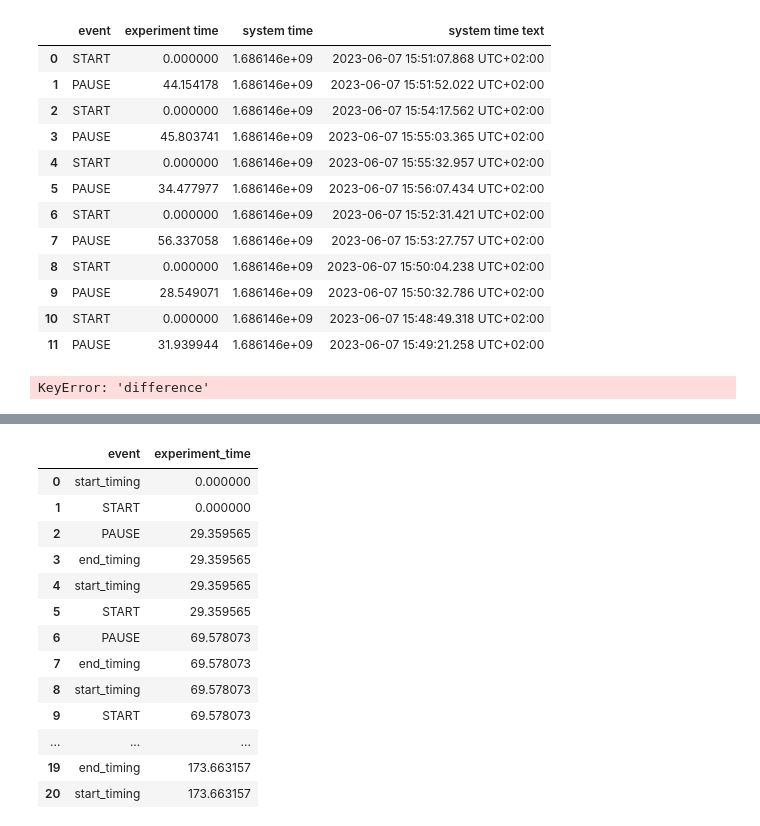
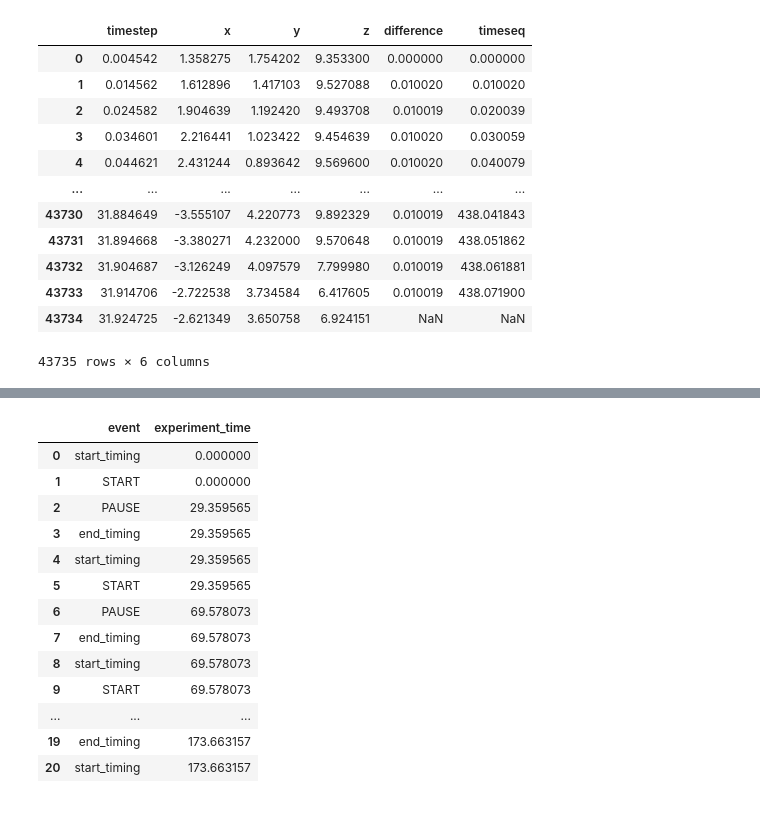
Before and after one commit to florencecornelissen/ML4QS2023A1, a Jupyter notebook: Python3Code/cleandatasetsivo.ipynb, the cells around one changed output, grey strips where cells are left out. Saved outputs shown, nothing was run; the diff lists cells and outputs as text; code cells hidden in the pictures.

```diff
--- a/Python3Code/cleandatasetsivo.ipynb
+++ b/Python3Code/cleandatasetsivo.ipynb
@@ -52,8 +32,9 @@ for filename in os.listdir(directory):
 # %%
+# Add the other exercises
 maps = ['IvoLunges/', 'IvoJumpingJacks/', 'IvoLegRaises/', 'IvoCrunches/', 'IvoPushUps/']
 
 # Specify the directory containing the CSV files
-directory = '/Users/florencecornelissen/Documents/VU/ML4QS/ML4QS2023A1/Python3Code/datasets/exercises/'
+directory = '/Users/florencecornelissen/Documents/VU/ML4QS/ML4QS2023A1/Python3Code/datasets/exercises/exercisesIvo/'
 
 # Create an empty dictionary to store the DataFrames
 additionaldfs = {}
@@ -75,5 +56,6 @@ for map in maps:
 
             # Process the DataFrame or perform desired operations
             # For example, you can print the contents of the DataFrame
-            print(additionaldfs[name])
+
+print(additionaldfs.keys())
 # %% [output]
@@ -110,22 +75,6 @@ for df in dataframes.keys():
             combineddf[df] = pd.concat([dataframes[df], additionaldfs[df2]],ignore_index=True)
             dataframes[df] = combineddf[df]
             # print(combineddf[df])
-# %%
-combineddf['time']
-# %% [output]
-|  | event | experiment time | system time | system time text |
-| 0 | START | 0.000000 | 1.686146e+09 | 2023-06-07 15:51:07.868 UTC+02:00 |
-| 1 | PAUSE | 44.154178 | 1.686146e+09 | 2023-06-07 15:51:52.022 UTC+02:00 |
-| 2 | START | 0.000000 | 1.686146e+09 | 2023-06-07 15:54:17.562 UTC+02:00 |
-| 3 | PAUSE | 45.803741 | 1.686146e+09 | 2023-06-07 15:55:03.365 UTC+02:00 |
-| 4 | START | 0.000000 | 1.686146e+09 | 2023-06-07 15:55:32.957 UTC+02:00 |
-| 5 | PAUSE | 34.477977 | 1.686146e+09 | 2023-06-07 15:56:07.434 UTC+02:00 |
-| 6 | START | 0.000000 | 1.686146e+09 | 2023-06-07 15:52:31.421 UTC+02:00 |
-| 7 | PAUSE | 56.337058 | 1.686146e+09 | 2023-06-07 15:53:27.757 UTC+02:00 |
-| 8 | START | 0.000000 | 1.686146e+09 | 2023-06-07 15:50:04.238 UTC+02:00 |
-| 9 | PAUSE | 28.549071 | 1.686146e+09 | 2023-06-07 15:50:32.786 UTC+02:00 |
-| 10 | START | 0.000000 | 1.686146e+09 | 2023-06-07 15:48:49.318 UTC+02:00 |
-| 11 | PAUSE | 31.939944 | 1.686146e+09 | 2023-06-07 15:49:21.258 UTC+02:00 |
 # %%
 dataframes['Accelerometer'].rename(columns={'Time (s)': 'timestep', 'X (m/s^2)': 'x', 'Y (m/s^2)': 'y', 'Z (m/s^2)': 'z'}, inplace=True)
 # dataframes['Accelerometer']['timeseq'] = dataframes['Accelerometer']['timestep'].cumsum()
@@ -150,19 +99,32 @@ for df in dataframes.keys():
 # %%
 # Add a column and calculate the difference between the time steps, and when the difference is negative, put it to 0
 # for df in dataframes.keys():
+dataframes['Accelerometer']['difference'] = np.nan
 for i in range(len(dataframes['Accelerometer'].index)- 1):
     if i == 0:
         dataframes['Accelerometer']['difference'][i] = 0
     elif dataframes['Accelerometer']['timestep'][i+1] < dataframes['Accelerometer']['timestep'][i]:
         dataframes['Accelerometer']['difference'][i] = 0
     else:
         dataframes['Accelerometer']['difference'][i] = dataframes['Accelerometer']['timestep'][i+1] - dataframes['Accelerometer']['timestep'][i]
 
 dataframes['Accelerometer']['timeseq'] = dataframes['Accelerometer']['difference'].cumsum()
 
 dataframes['Accelerometer']
 # %% [output]
+|  | timestep | x | y | z | difference | timeseq |
+| 0 | 0.004542 | 1.358275 | 1.754202 | 9.353300 | 0.000000 | 0.000000 |
+| 1 | 0.014562 | 1.612896 | 1.417103 | 9.527088 | 0.010020 | 0.010020 |
+| 2 | 0.024582 | 1.904639 | 1.192420 | 9.493708 | 0.010019 | 0.020039 |
+| 3 | 0.034601 | 2.216441 | 1.023422 | 9.454639 | 0.010020 | 0.030059 |
+| 4 | 0.044621 | 2.431244 | 0.893642 | 9.569600 | 0.010020 | 0.040079 |
+| ... | ... | ... | ... | ... | ... | ... |
+| 43730 | 31.884649 | -3.555107 | 4.220773 | 9.892329 | 0.010019 | 438.041843 |
+| 43731 | 31.894668 | -3.380271 | 4.232000 | 9.570648 | 0.010019 | 438.051862 |
+| 43732 | 31.904687 | -3.126249 | 4.097579 | 7.799980 | 0.010019 | 438.061881 |
+| 43733 | 31.914706 | -2.722538 | 3.734584 | 6.417605 | 0.010019 | 438.071900 |
+| 43734 | 31.924725 | -2.621349 | 3.650758 | 6.924151 | NaN | NaN |
-KeyError: 'difference'
+43735 rows × 6 columns
 # %%
 import pandas as pd
 import numpy as np
```
Also changed, not shown: parts of 6 cells of this notebook, 24 other files.
